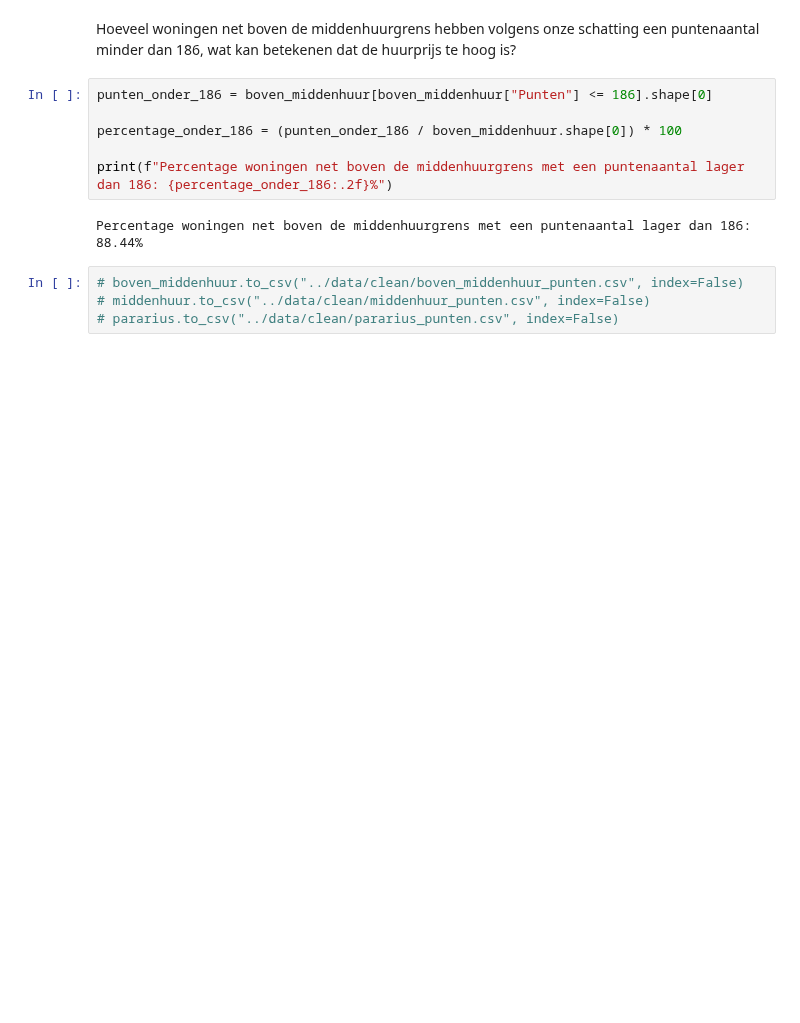
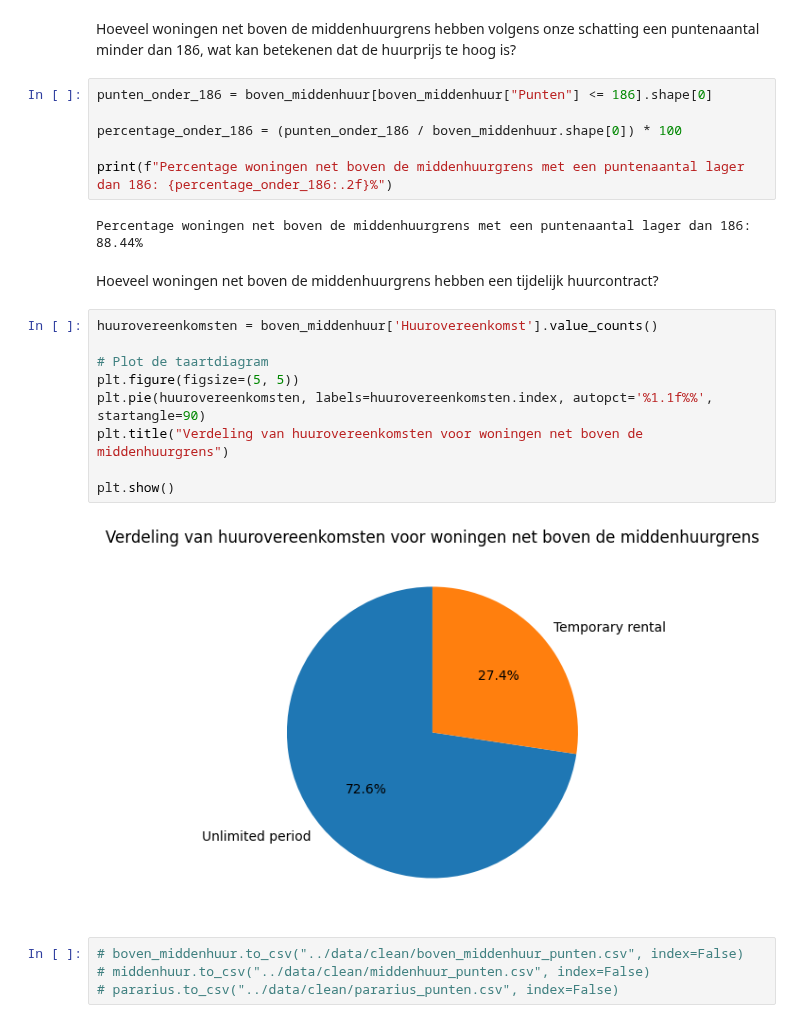
Before and after one commit to gizembrasser/huizenprijzen-volkskrant, a Jupyter notebook: analysis/analysis.ipynb, the cells around one changed output. Drawn from its saved outputs; the diff is of its cells as text; blank space fills up the shorter version.

```diff
--- a/analysis/analysis.ipynb
+++ b/analysis/analysis.ipynb
@@ -529,6 +561,19 @@ percentage_onder_186 = (punten_onder_186 / boven_middenhuur.shape[0]) * 100
 print(f"Percentage woningen net boven de middenhuurgrens met een puntenaantal lager dan 186: {percentage_onder_186:.2f}%")
 # %% [output]
 Percentage woningen net boven de middenhuurgrens met een puntenaantal lager dan 186: 88.44%
+# %% [markdown]
+Hoeveel woningen net boven de middenhuurgrens hebben een tijdelijk huurcontract?
+# %%
+huurovereenkomsten = boven_middenhuur['Huurovereenkomst'].value_counts()
+
+# Plot de taartdiagram
+plt.figure(figsize=(5, 5))
+plt.pie(huurovereenkomsten, labels=huurovereenkomsten.index, autopct='%1.1f%%', startangle=90)
+plt.title("Verdeling van huurovereenkomsten voor woningen net boven de middenhuurgrens")
+
+plt.show()
+# %% [output]
+[figure, added]
 # %%
 # boven_middenhuur.to_csv("../data/clean/boven_middenhuur_punten.csv", index=False)
 # middenhuur.to_csv("../data/clean/middenhuur_punten.csv", index=False)
```
Also changed, not shown: parts of 10 cells of this notebook, 5 other files.
